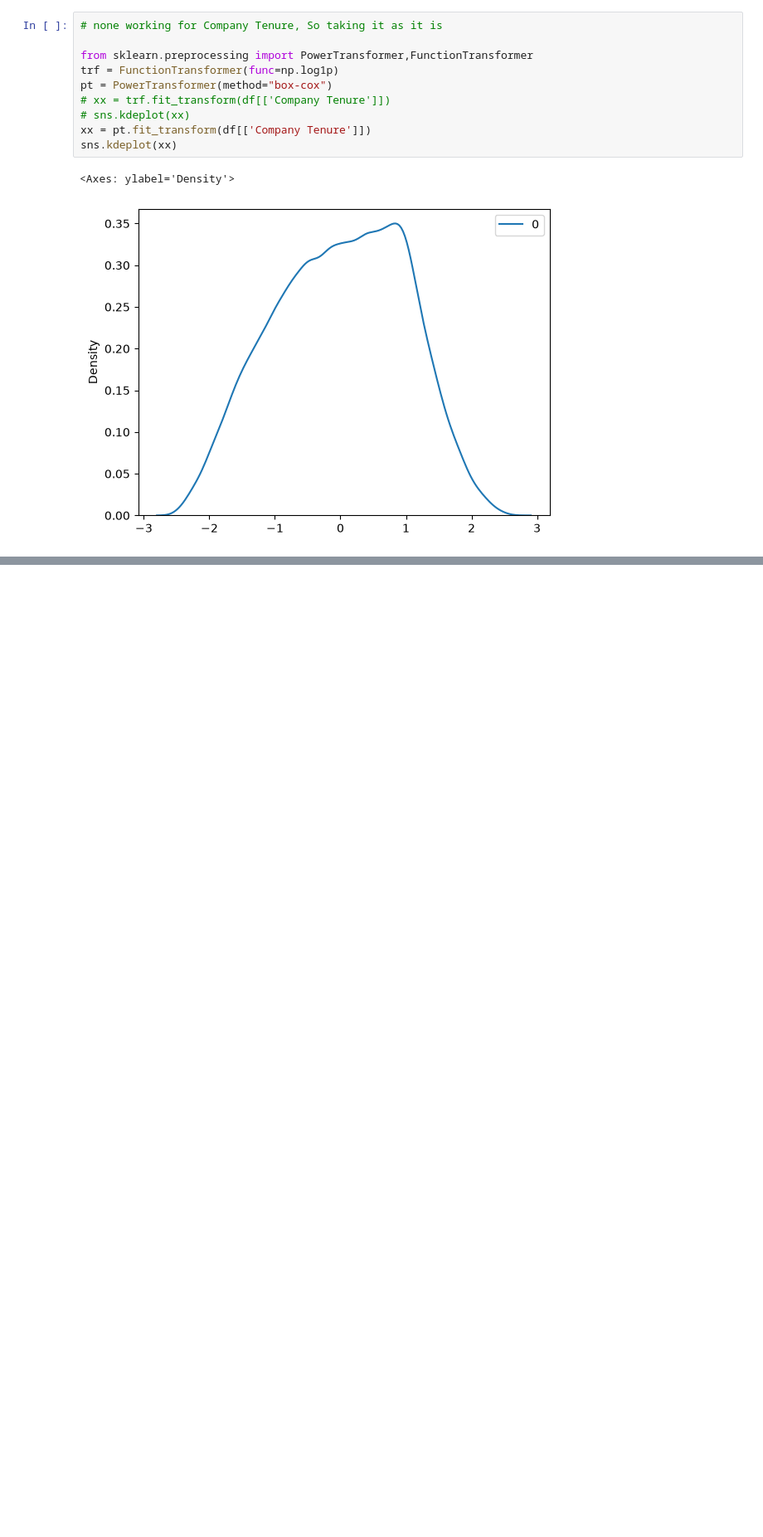
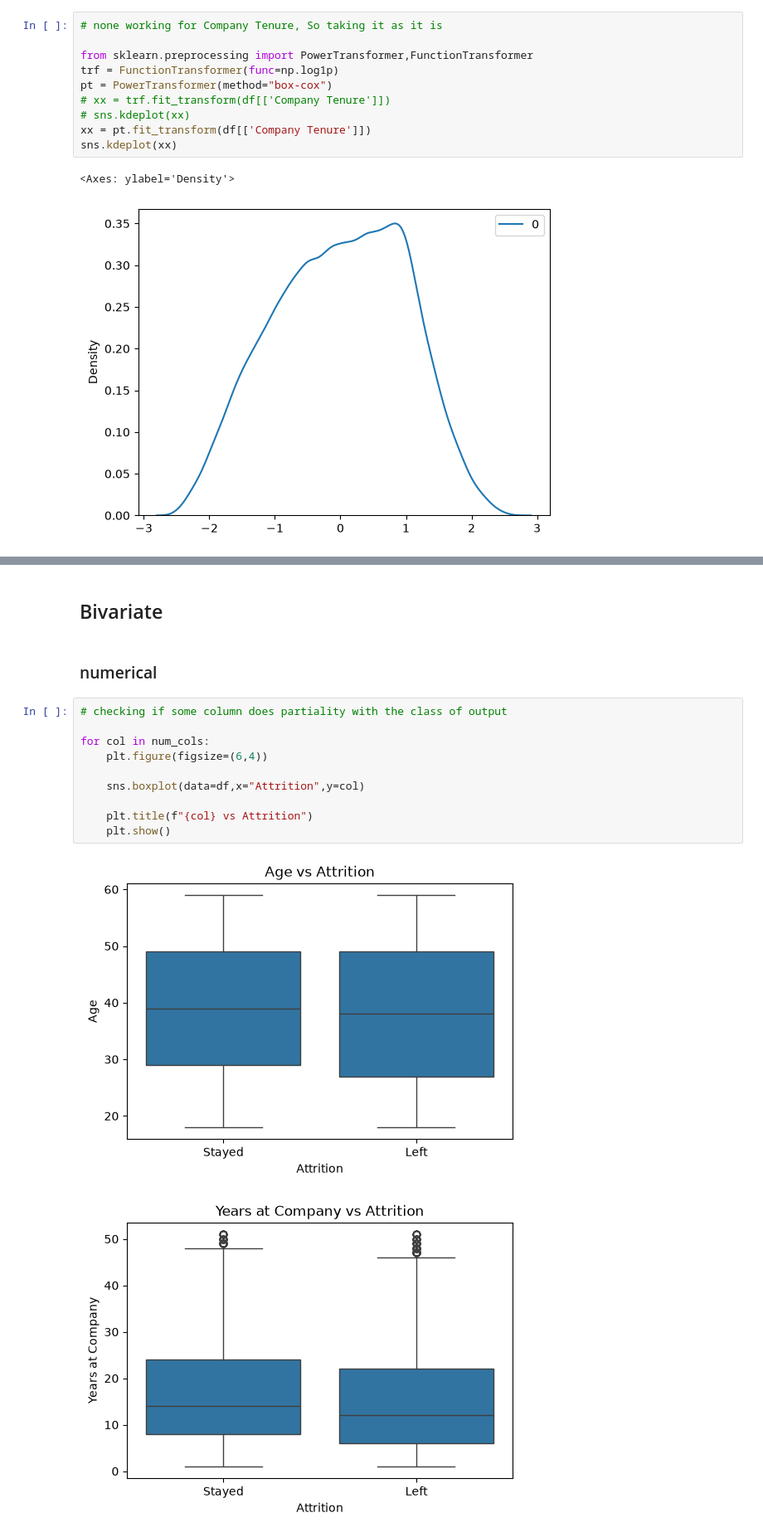
Before and after one commit to KrrishAg/Employee-Churn-Prediction, a Jupyter notebook: eda/notebook.ipynb, the cells around one changed output, grey strips where cells are left out. Shown at 83% size. Saved outputs shown, nothing was run; the diff lists cells and outputs as text; blank space fills up the shorter version.

```diff
--- a/eda/notebook.ipynb
+++ b/eda/notebook.ipynb
@@ -143,0 +169,17 @@ sns.kdeplot(xx)
+# %% [markdown]
+## Bivariate
+# %% [markdown]
+### numerical
+# %%
+# checking if some column does partiality with the class of output
+
+for col in num_cols:
+    plt.figure(figsize=(6,4))
+
+    sns.boxplot(data=df,x="Attrition",y=col)
+
+    plt.title(f"{col} vs Attrition")
+    plt.show()
+# %% [output]
+[figure, added]
+[figure, added]
```
Also changed, not shown: parts of 44 cells of this notebook, 5 other files.
